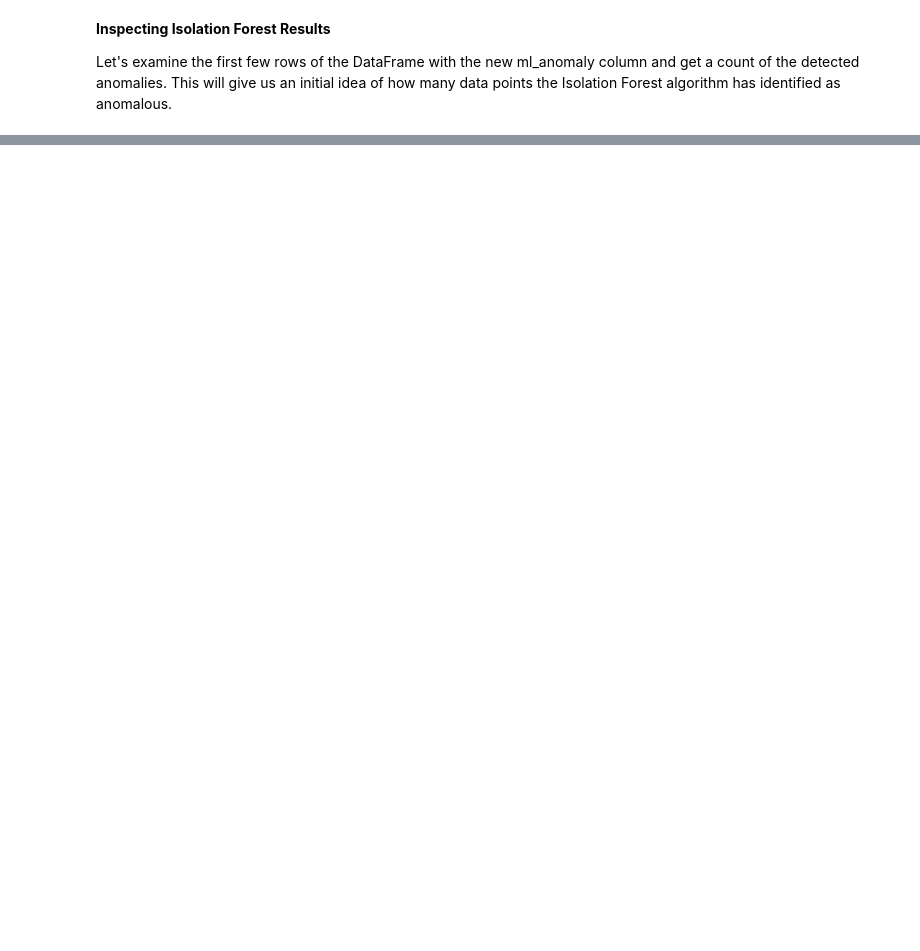
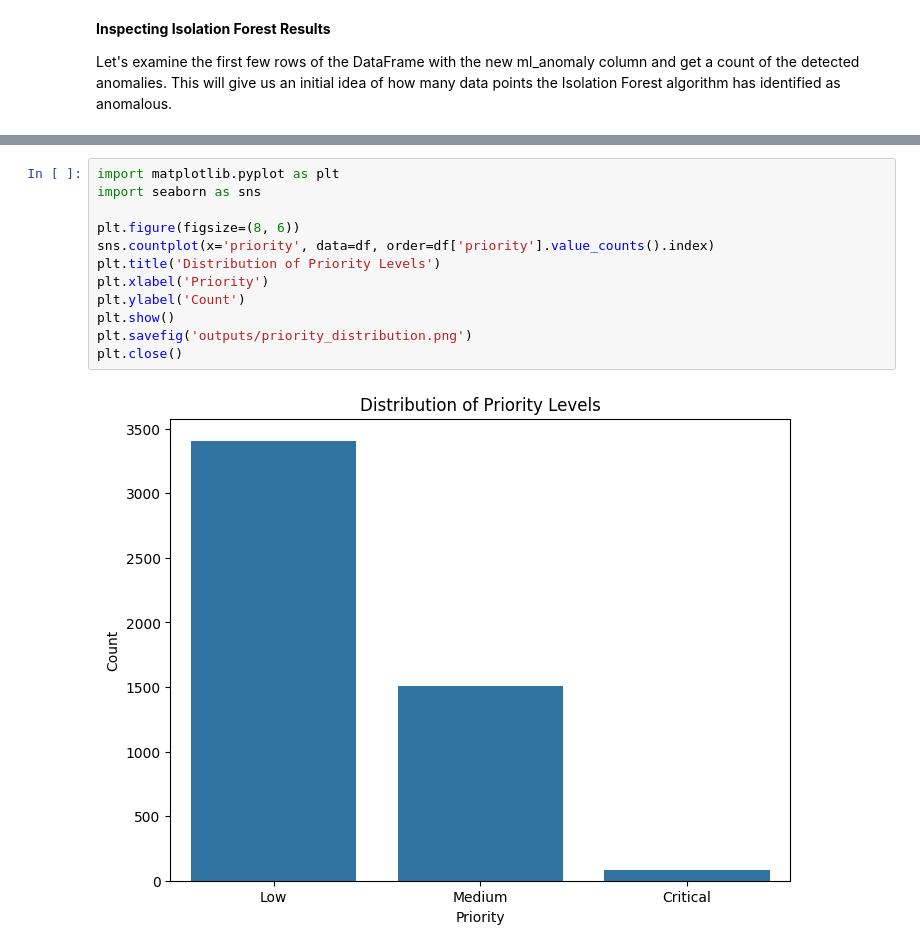
Before and after one commit to shubhiv02-learner/banking-log-anomaly-detection, a Jupyter notebook: notebooks/SentinelIQ.ipynb, the cells around one changed output, grey strips where cells are left out. Saved outputs shown, nothing was run; the diff lists cells and outputs as text; blank space fills up the shorter version.

```diff
--- a/notebooks/SentinelIQ.ipynb
+++ b/notebooks/SentinelIQ.ipynb
@@ -1342,0 +1249,14 @@ Total anomalies detected by Isolation Forest: 250
+# %%
+import matplotlib.pyplot as plt
+import seaborn as sns
+
+plt.figure(figsize=(8, 6))
+sns.countplot(x='priority', data=df, order=df['priority'].value_counts().index)
+plt.title('Distribution of Priority Levels')
+plt.xlabel('Priority')
+plt.ylabel('Count')
+plt.show()
+plt.savefig('outputs/priority_distribution.png')
+plt.close()
+# %% [output]
+[figure, added]
```
Also changed, not shown: parts of 22 cells of this notebook.
